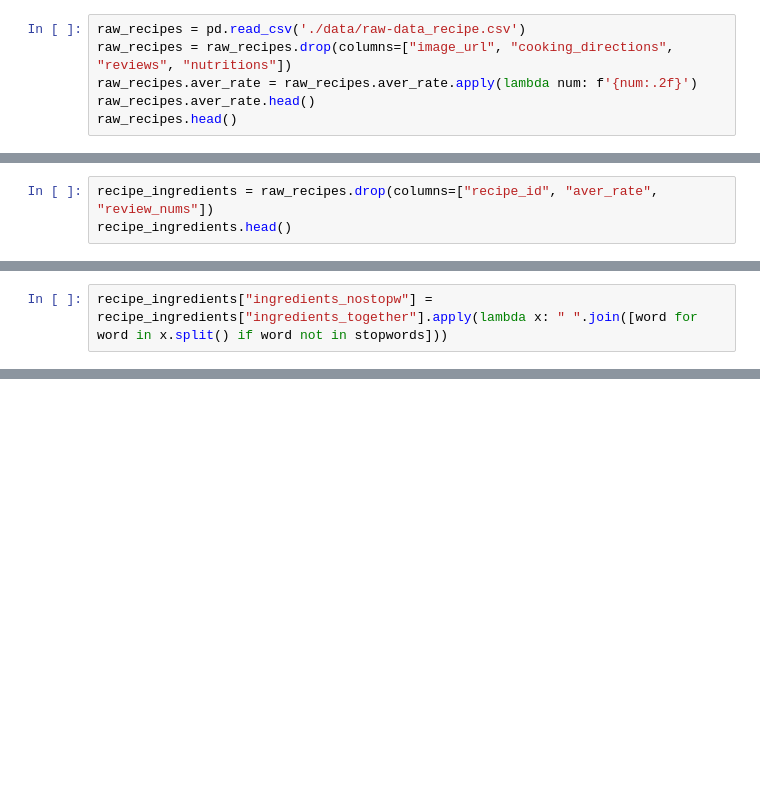
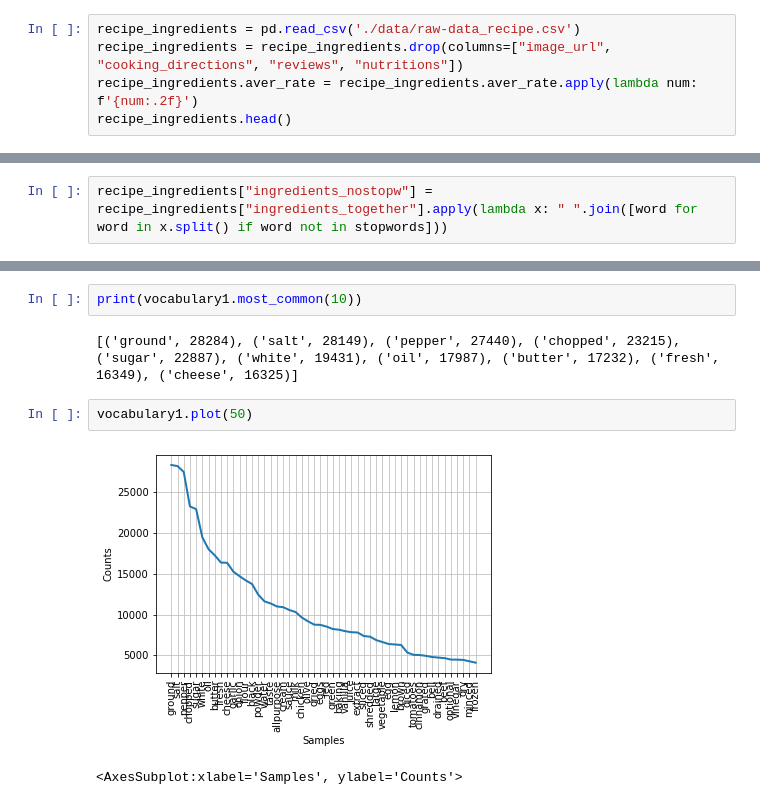
Before and after one commit to jabrahamvm/Recipe-Recommender, a Jupyter notebook: ingredients.ipynb, the cells around one changed output, grey strips where cells are left out. Saved outputs shown, nothing was run; the diff lists cells and outputs as text; blank space fills up the shorter version.

```diff
--- a/ingredients.ipynb
+++ b/ingredients.ipynb
@@ -6,11 +6,10 @@
 import pandas as pd
 import nltk
 # %%
-raw_recipes = pd.read_csv('./data/raw-data_recipe.csv')
-raw_recipes = raw_recipes.drop(columns=["image_url", "cooking_directions", "reviews", "nutritions"])
-raw_recipes.aver_rate = raw_recipes.aver_rate.apply(lambda num: f'{num:.2f}')
-raw_recipes.aver_rate.head()
-raw_recipes.head()
+recipe_ingredients = pd.read_csv('./data/raw-data_recipe.csv')
+recipe_ingredients = recipe_ingredients.drop(columns=["image_url", "cooking_directions", "reviews", "nutritions"])
+recipe_ingredients.aver_rate = recipe_ingredients.aver_rate.apply(lambda num: f'{num:.2f}')
+recipe_ingredients.head()
 # %% [output]
 |  | recipe_id | recipe_name | aver_rate | review_nums | ingredients |
 | 0 | 222388 | Homemade Bacon | 5.00 | 3 | pork belly^smoked paprika^kosher ... |
@@ -18,6 +17,3 @@ raw_recipes.head()
 | 2 | 218939 | Foolproof Rosemary Chicken Wings | 4.57 | 12 | chicken wings^sprigs rosemary^hea... |
 | 3 | 87211 | Chicken Pesto Paninis | 4.62 | 163 | focaccia bread quartered^prepared... |
 | 4 | 245714 | Potato Bacon Pizza | 4.50 | 2 | red potatoes^strips bacon^Sauce:^... |
-# %%
-recipe_ingredients = raw_recipes.drop(columns=["recipe_id", "aver_rate", "review_nums"])
-recipe_ingredients.head()
@@ -115,0 +86,9 @@ for word, frequency in vocabulary.most_common(30):
+# %%
+print(vocabulary1.most_common(10))
+# %% [output]
+[('ground', 28284), ('salt', 28149), ('pepper', 27440), ('chopped', 23215), ('sugar', 22887), ('white', 19431), ('oil', 17987), ('butter', 17232), ('fresh', 16349), ('cheese', 16325)]
+# %%
+vocabulary1.plot(50)
+# %% [output]
+[figure, added]
+<AxesSubplot:xlabel='Samples', ylabel='Counts'>
```
Also changed, not shown: parts of 10 cells of this notebook, 2 other files.
